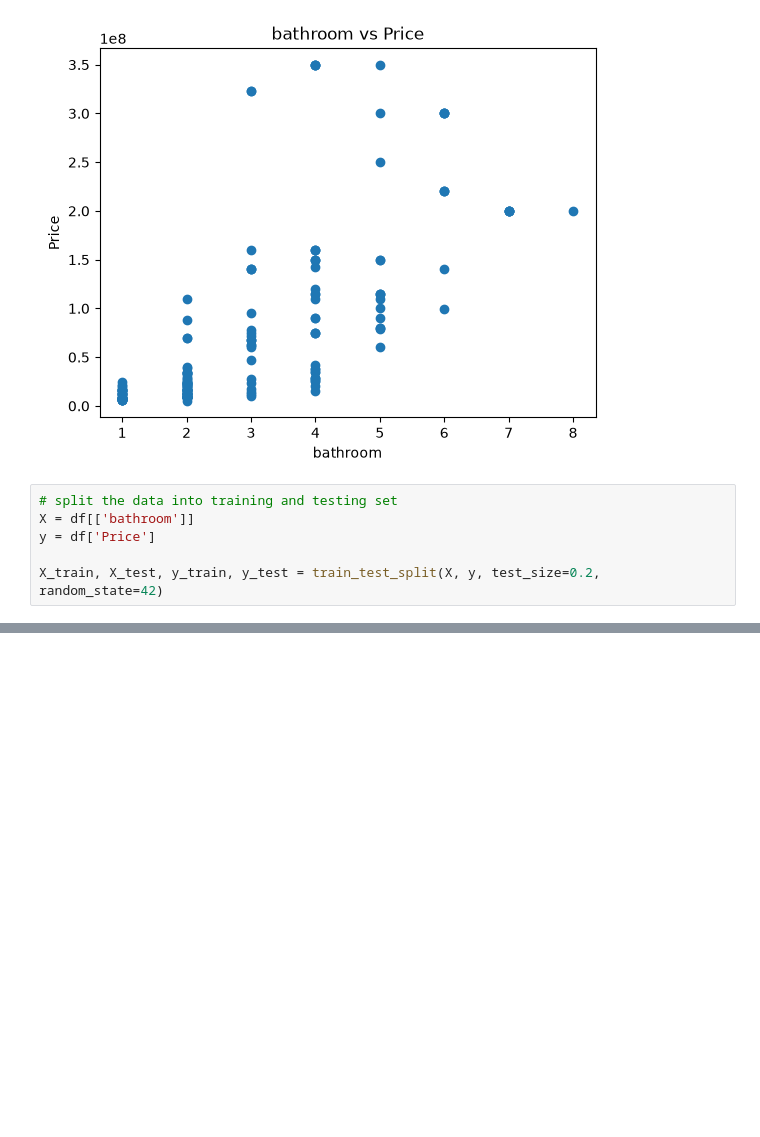
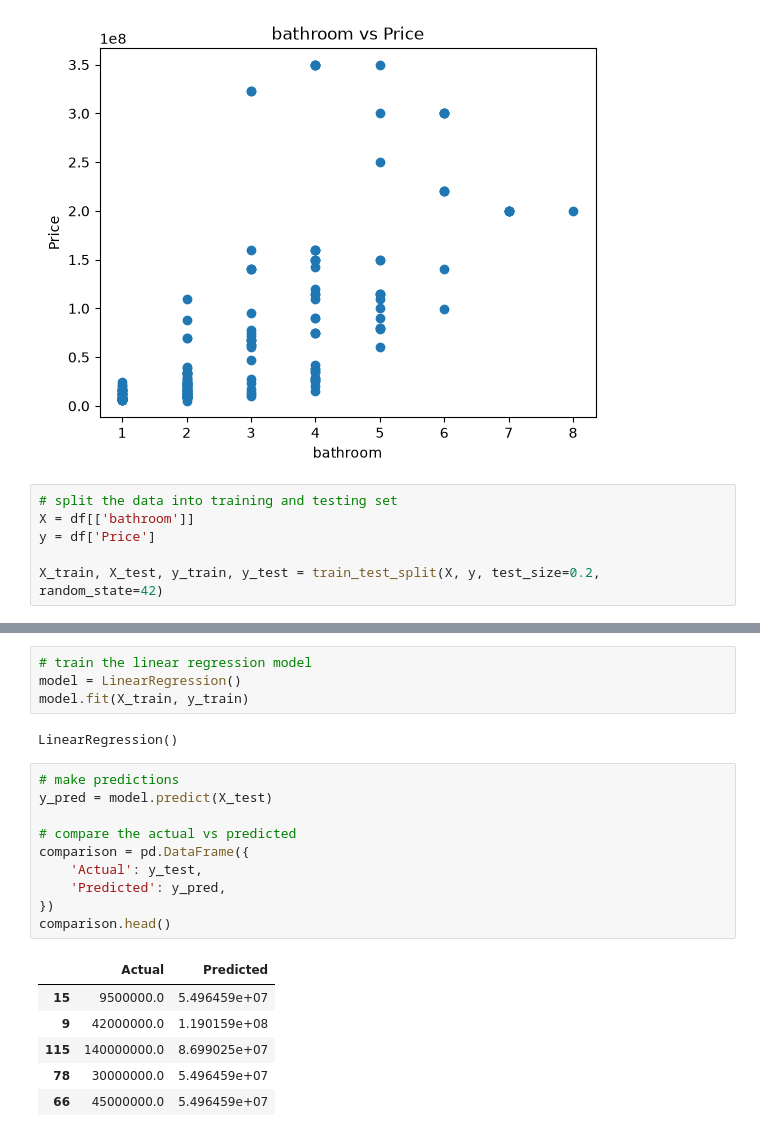
Before and after one commit to WillardDev/Machine_Learning_Foundation, a Jupyter notebook: Linear_Regression(1).ipynb, the cells around one changed output, grey strips where cells are left out. Saved outputs shown, nothing was run; the diff lists cells and outputs as text; blank space fills up the shorter version.

```diff
--- a/Linear_Regression(1).ipynb
+++ b/Linear_Regression(1).ipynb
@@ -75,0 +83,23 @@ X_train, X_test, y_train, y_test = train_test_split(X, y, test_size=0.2, random_
+# %%
+# train the linear regression model
+model = LinearRegression()
+model.fit(X_train, y_train)
+# %% [output]
+LinearRegression()
+# %%
+# make predictions
+y_pred = model.predict(X_test)
+
+# compare the actual vs predicted
+comparison = pd.DataFrame({
+    'Actual': y_test,
+    'Predicted': y_pred,
+})
+comparison.head()
+# %% [output]
+|  | Actual | Predicted |
+| 15 | 9500000.0 | 5.496459e+07 |
+| 9 | 42000000.0 | 1.190159e+08 |
+| 115 | 140000000.0 | 8.699025e+07 |
+| 78 | 30000000.0 | 5.496459e+07 |
+| 66 | 45000000.0 | 5.496459e+07 |
```
Also changed, not shown: parts of 2 cells of this notebook.
